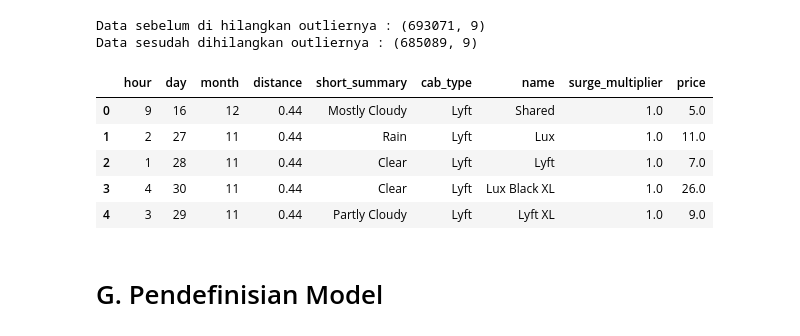
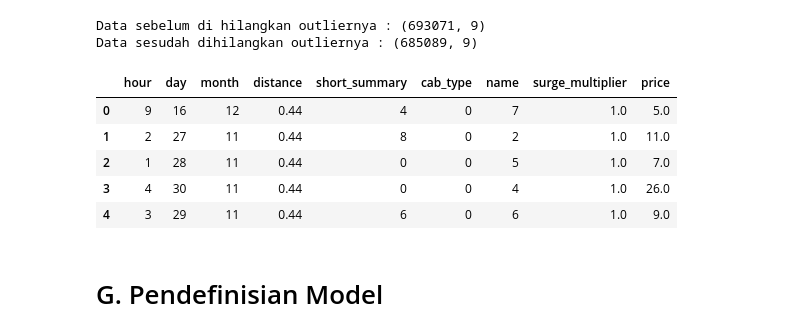
Before and after one commit to tassyirifiyya/ProjectHacktiv8-Kelp1, a Jupyter notebook: PYTN_KampusMerdeka_FP1_Hacktiv8.ipynb, the cells around one changed output. Drawn from its saved outputs; the diff is of its cells as text; code cells hidden in the pictures.

```diff
--- a/PYTN_KampusMerdeka_FP1_Hacktiv8.ipynb
+++ b/PYTN_KampusMerdeka_FP1_Hacktiv8.ipynb
@@ -1531,8 +1563,9 @@ heat_map(df_korelasi_encode_mean2,heat_map_modeling_mean2)
 # %%
-df_modeling_mean2 = df_modeling_mean2.loc[:,["hour","day",'month','distance','short_summary','cab_type','name','surge_multiplier','price']]
+#select the feature again
+df_korelasi_encode_mean2 = df_korelasi_encode_mean2.loc[:,["hour","day",'month','distance','short_summary','cab_type','name','surge_multiplier','price']]
 # %%
-Qp12 = df_modeling_mean2['price'].quantile(0.25) # Menghitung kuartil 1 (Q1) dari kolom 'price' dalam dataframe df_modeling dan menyimpannya dalam variabel Qp12
-Qp32 = df_modeling_mean2['price'].quantile(0.75) # Menghitung kuartil 3 (Q3) dari kolom 'price' dalam dataframe df_modeling dan menyimpannya dalam variabel Qp32
+Qp12 = df_korelasi_encode_mean2['price'].quantile(0.25) # Menghitung kuartil 1 (Q1) dari kolom 'price' dalam dataframe df_modeling dan menyimpannya dalam variabel Qp12
+Qp32 = df_korelasi_encode_mean2['price'].quantile(0.75) # Menghitung kuartil 3 (Q3) dari kolom 'price' dalam dataframe df_modeling dan menyimpannya dalam variabel Qp32
 IQRp = Qp32-Qp12 # Menghitung rentang antarkuartil (IQR) dari kolom 'price' dalam dataframe df_modeling dan menyimpannya dalam variabel IQRp
 print("Nilai Kuartil 1 : " ,Qp12)
 print("Nilai Kuartil 3 : " ,Qp32)
@@ -1560,21 +1593,21 @@ df_modeling_mean2[df_modeling_mean2['price']<(Qp12-(1.5*IQRp))]
 # %% [output]
 |  | hour | day | month | distance | short_summary | cab_type | name | surge_multiplier | price |
 # %%
-print('Data sebelum di hilangkan outliernya :',df_modeling_mean2.shape)
-df_modeling_mean2= df_modeling_mean2[~((df_modeling_mean2['price']>(Qp32+(1.5*IQRp))))]
-print('Data sesudah dihilangkan outliernya :',df_modeling_mean2.shape)
+print('Data sebelum di hilangkan outliernya :',df_korelasi_encode_mean2.shape)
+df_korelasi_encode_mean2= df_korelasi_encode_mean2[~((df_korelasi_encode_mean2['price']>(Qp32+(1.5*IQRp))))]
+print('Data sesudah dihilangkan outliernya :',df_korelasi_encode_mean2.shape)
 # %% [output]
 Data sebelum di hilangkan outliernya : (693071, 9)
 Data sesudah dihilangkan outliernya : (685089, 9)
 # %%
-df_modeling_mean2.head()
+df_korelasi_encode_mean2.head()
 # %% [output]
 |  | hour | day | month | distance | short_summary | cab_type | name | surge_multiplier | price |
-| 0 | 9 | 16 | 12 | 0.44 | Mostly Cloudy | Lyft | Shared | 1.0 | 5.0 |
-| 1 | 2 | 27 | 11 | 0.44 | Rain | Lyft | Lux | 1.0 | 11.0 |
-| 2 | 1 | 28 | 11 | 0.44 | Clear | Lyft | Lyft | 1.0 | 7.0 |
-| 3 | 4 | 30 | 11 | 0.44 | Clear | Lyft | Lux Black XL | 1.0 | 26.0 |
-| 4 | 3 | 29 | 11 | 0.44 | Partly Cloudy | Lyft | Lyft XL | 1.0 | 9.0 |
+| 0 | 9 | 16 | 12 | 0.44 | 4 | 0 | 7 | 1.0 | 5.0 |
+| 1 | 2 | 27 | 11 | 0.44 | 8 | 0 | 2 | 1.0 | 11.0 |
+| 2 | 1 | 28 | 11 | 0.44 | 0 | 0 | 5 | 1.0 | 7.0 |
+| 3 | 4 | 30 | 11 | 0.44 | 0 | 0 | 4 | 1.0 | 26.0 |
+| 4 | 3 | 29 | 11 | 0.44 | 6 | 0 | 6 | 1.0 | 9.0 |
 # %% [markdown]
 # G. Pendefinisian Model
 # %%
```
Also changed, not shown: parts of 27 cells of this notebook.
